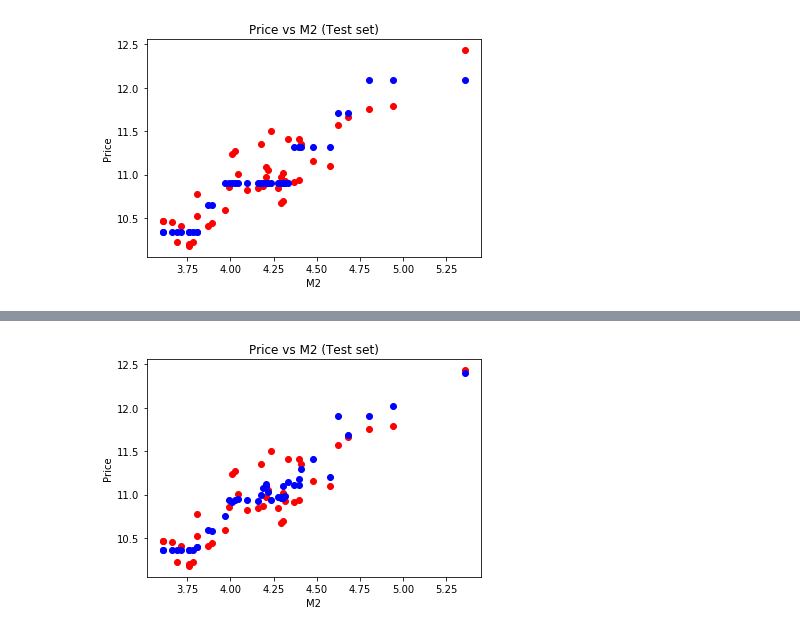
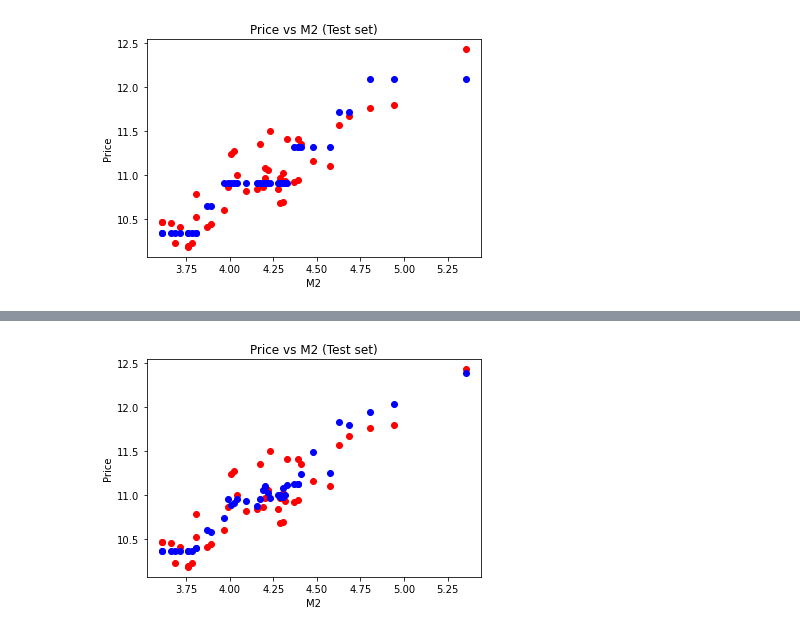
Before and after one commit to katerynakononova/ML, a Jupyter notebook: Python/03 Regression Tree & Random Forest.ipynb, the cells around one changed output, grey strips where cells are left out. Drawn from its saved outputs; the diff is of its cells as text; code cells hidden in the pictures.

```diff
--- a/Python/03 Regression Tree & Random Forest.ipynb
+++ b/Python/03 Regression Tree & Random Forest.ipynb
@@ -19,0 +25,2 @@ y_test = obj["y_test"]
+# %%
+f = ['location','condition','m2']
@@ -105,6 +120,6 @@ rf_max_leaf_nodes(X_train, X_test, y_train, y_test, [5, 10, 15, 20])
 # %%
 # Fitting Random Forest to the Training set
 from sklearn.ensemble import RandomForestRegressor
-rf = RandomForestRegressor(n_estimators = 20, max_leaf_nodes = 15, random_state = 10).fit(X_train, y_train)
+rf = RandomForestRegressor(n_estimators = 20, max_leaf_nodes = 15, random_state = 10).fit(X_train[f], y_train)
 # %%
 # Predicting the Test set results
@@ -122,10 +137,10 @@ mean_squared_error(y_train, rf.predict(X_train)), mean_squared_error(y_test, y_p
 # %%
 # Visualising the Test set results
-plt.scatter(X_test[:,3], y_test, color = 'red')
-plt.plot(X_test[:,3], rf.predict(X_test), 'bo')
+plt.scatter(X_test['m2'], y_test, color = 'red')
+plt.plot(X_test['m2'], rf.predict(X_test[f]), 'bo')
 plt.title('Price vs M2 (Test set)')
 plt.xlabel('M2')
 plt.ylabel('Price')
 plt.show()
 # %% [output]
-[figure, old version]
+[figure, new version]
```
Also changed, not shown: parts of 28 cells of this notebook, 2 other files.
